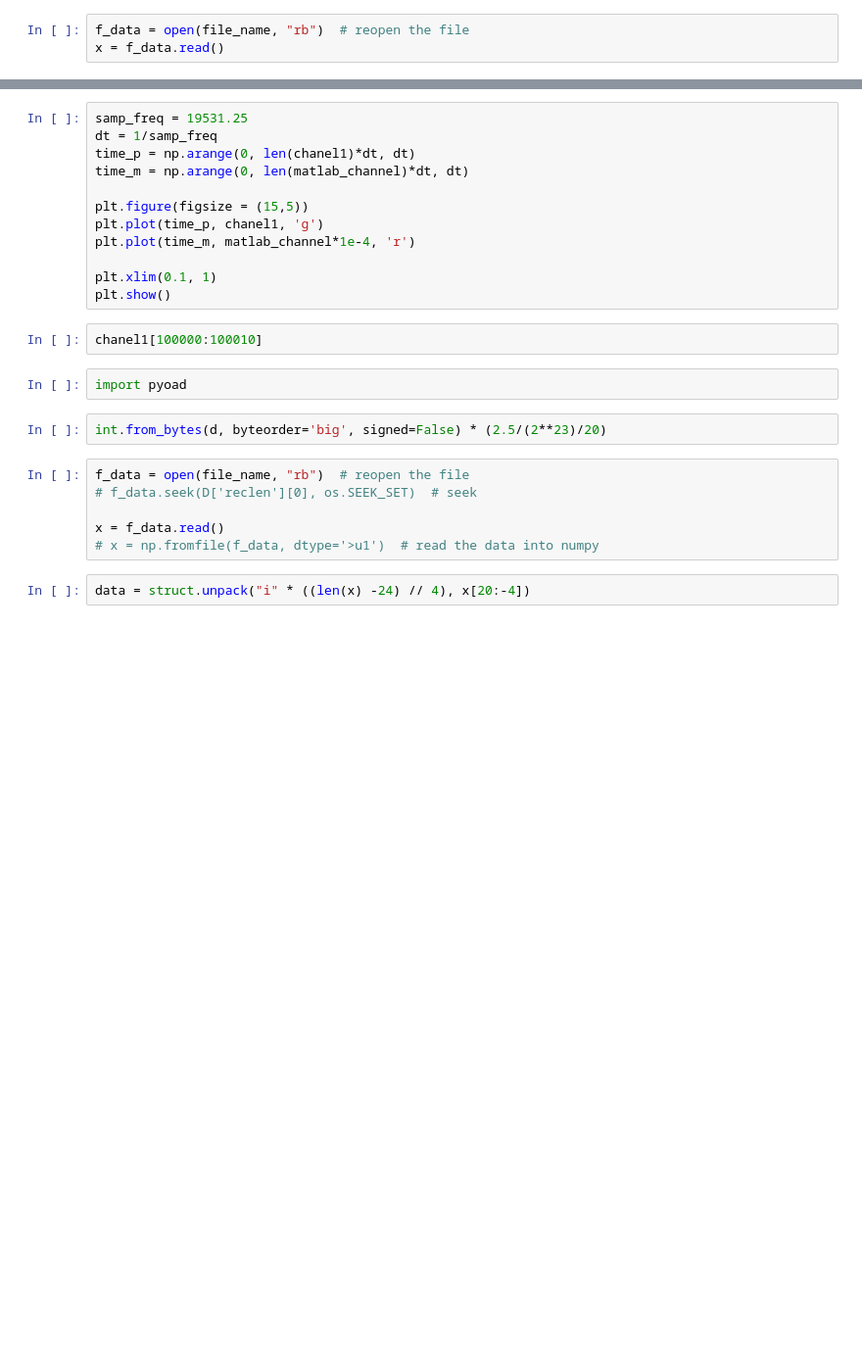
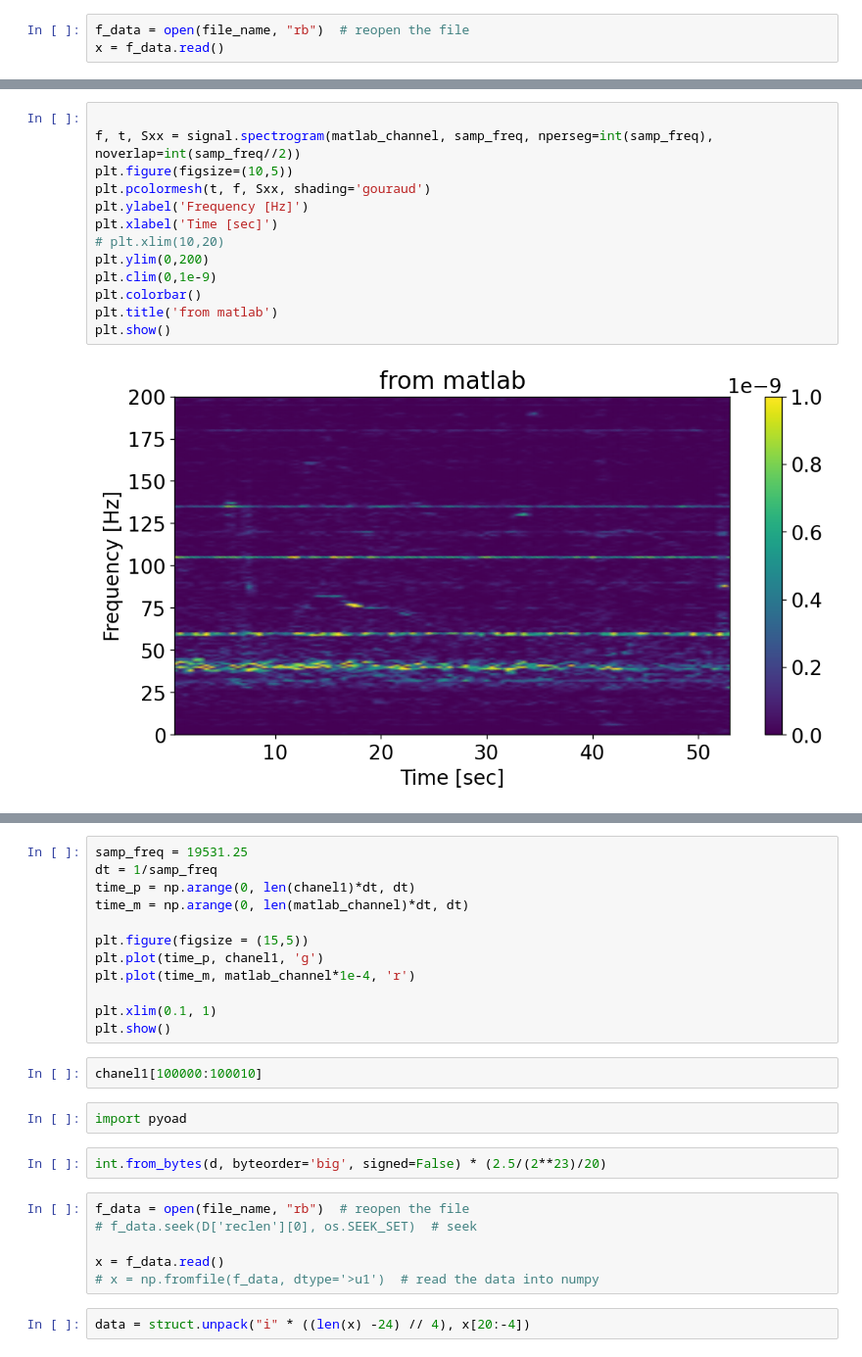
Before and after one commit to Gilaverbuch/pyOAD, a Jupyter notebook: ReadData.ipynb, the cells around one changed output, grey strips where cells are left out. Shown at 98% size. Drawn from its saved outputs; the diff is of its cells as text; blank space fills up the shorter version.

```diff
--- a/ReadData.ipynb
+++ b/ReadData.ipynb
@@ -47,0 +95,15 @@ for i in range(0,l//10, 12):
+# %%
+
+f, t, Sxx = signal.spectrogram(matlab_channel, samp_freq, nperseg=int(samp_freq), noverlap=int(samp_freq//2))
+plt.figure(figsize=(10,5))
+plt.pcolormesh(t, f, Sxx, shading='gouraud')
+plt.ylabel('Frequency [Hz]')
+plt.xlabel('Time [sec]')
+# plt.xlim(10,20)
+plt.ylim(0,200)
+plt.clim(0,1e-9)
+plt.colorbar()
+plt.title('from matlab')
+plt.show()
+# %% [output]
+[figure, added]
```
Also changed, not shown: parts of 12 cells of this notebook, 2 other files.
